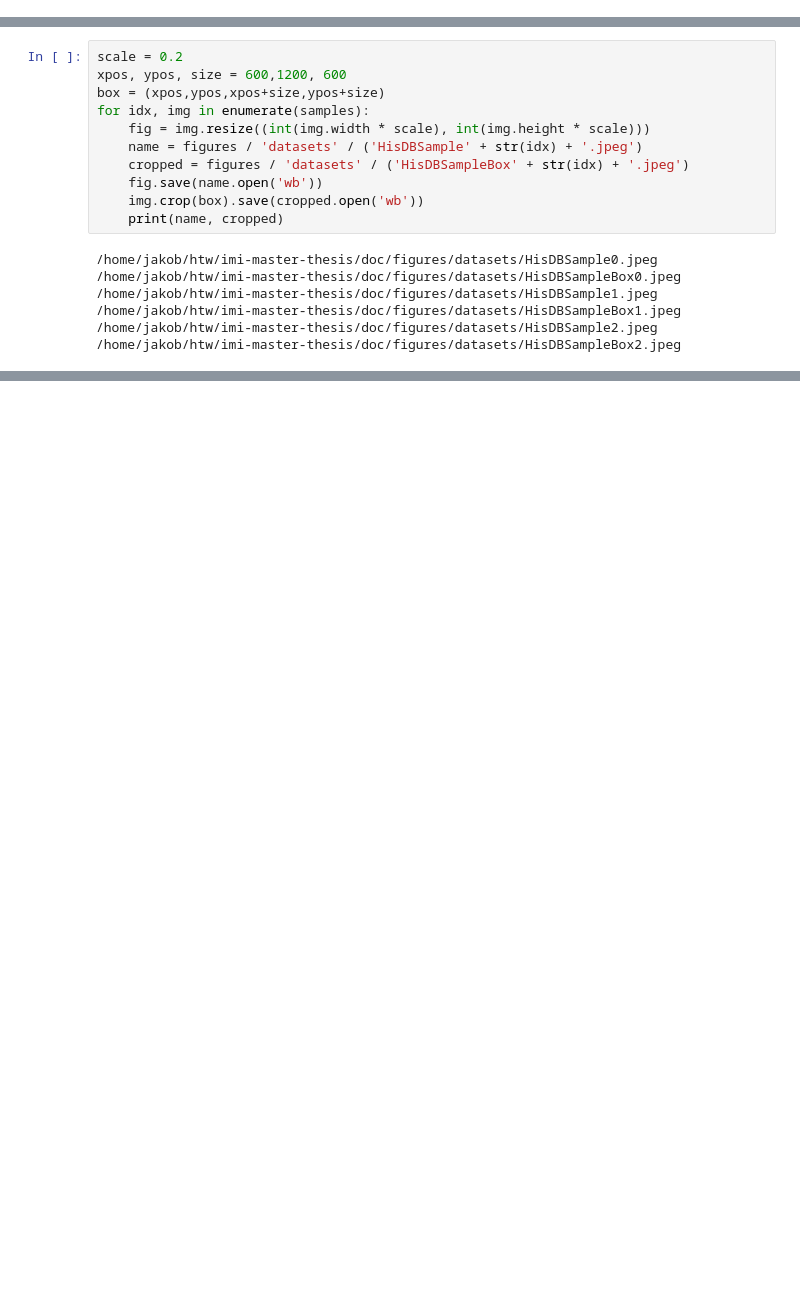
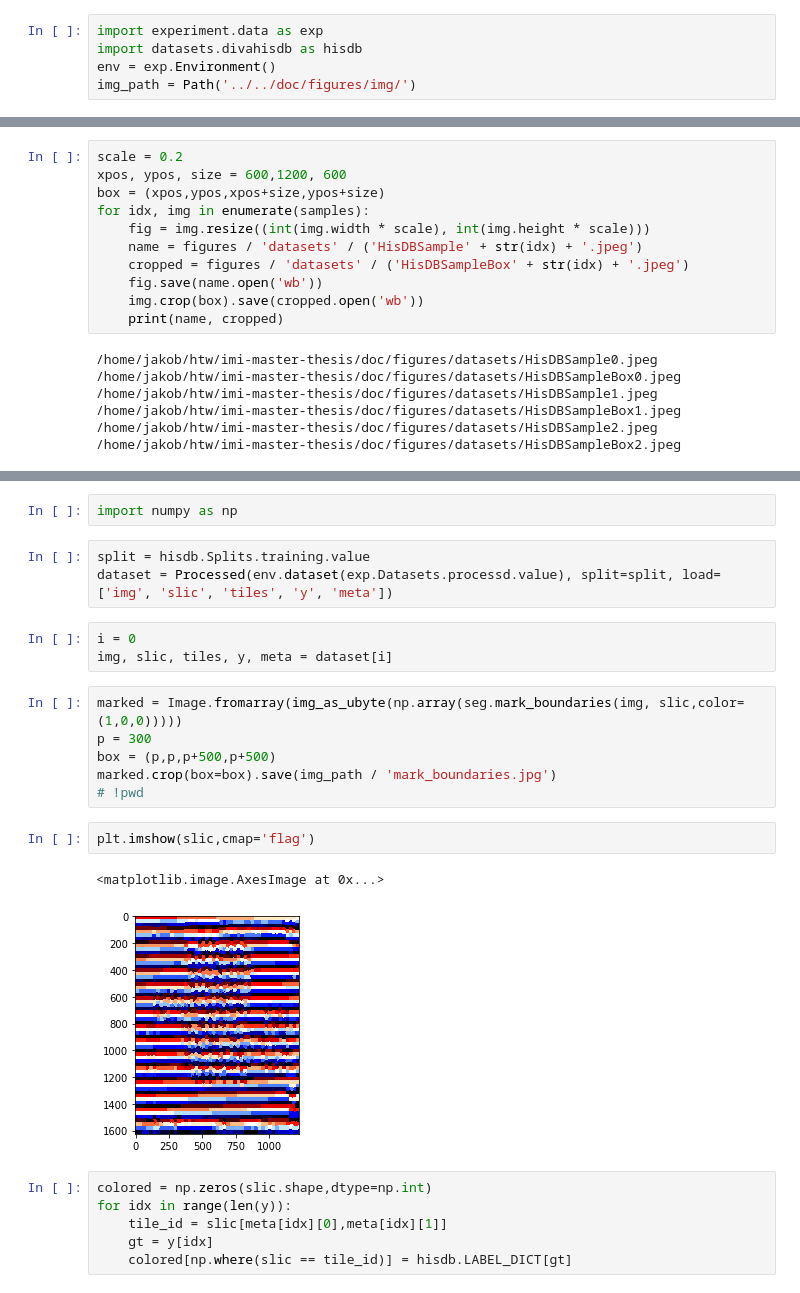
Before and after one commit to kaphka/imi-master-thesis, a Jupyter notebook: notebooks/figures/HisDBExamples.ipynb, the cells around one changed output, grey strips where cells are left out. Cells and saved outputs as stored; diff of their text form; blank space fills up the shorter version.

```diff
--- a/notebooks/figures/HisDBExamples.ipynb
+++ b/notebooks/figures/HisDBExamples.ipynb
@@ -20 +15,6 @@ from datasets.divahisdb import HisDBDataset
+# %%
+import experiment.data as exp
+import datasets.divahisdb as hisdb
+env = exp.Environment()
+img_path = Path('../../doc/figures/img/')
 # %%
@@ -37,0 +47,25 @@ for idx, img in enumerate(samples):
+# %%
+import numpy as np
+# %%
+split = hisdb.Splits.training.value
+dataset = Processed(env.dataset(exp.Datasets.processd.value), split=split, load=['img', 'slic', 'tiles', 'y', 'meta'])
+# %%
+i = 0
+img, slic, tiles, y, meta = dataset[i]
+# %%
+marked = Image.fromarray(img_as_ubyte(np.array(seg.mark_boundaries(img, slic,color=(1,0,0)))))
+p = 300
+box = (p,p,p+500,p+500)
+marked.crop(box=box).save(img_path / 'mark_boundaries.jpg')
+# !pwd
+# %%
+plt.imshow(slic,cmap='flag')
+# %% [output]
+<matplotlib.image.AxesImage at 0x...>
+[figure, added]
+# %%
+colored = np.zeros(slic.shape,dtype=np.int)
+for idx in range(len(y)):
+    tile_id = slic[meta[idx][0],meta[idx][1]]
+    gt = y[idx]
+    colored[np.where(slic == tile_id)] = hisdb.LABEL_DICT[gt]
```
Also changed, not shown: parts of 9 cells of this notebook, 2 other files.
